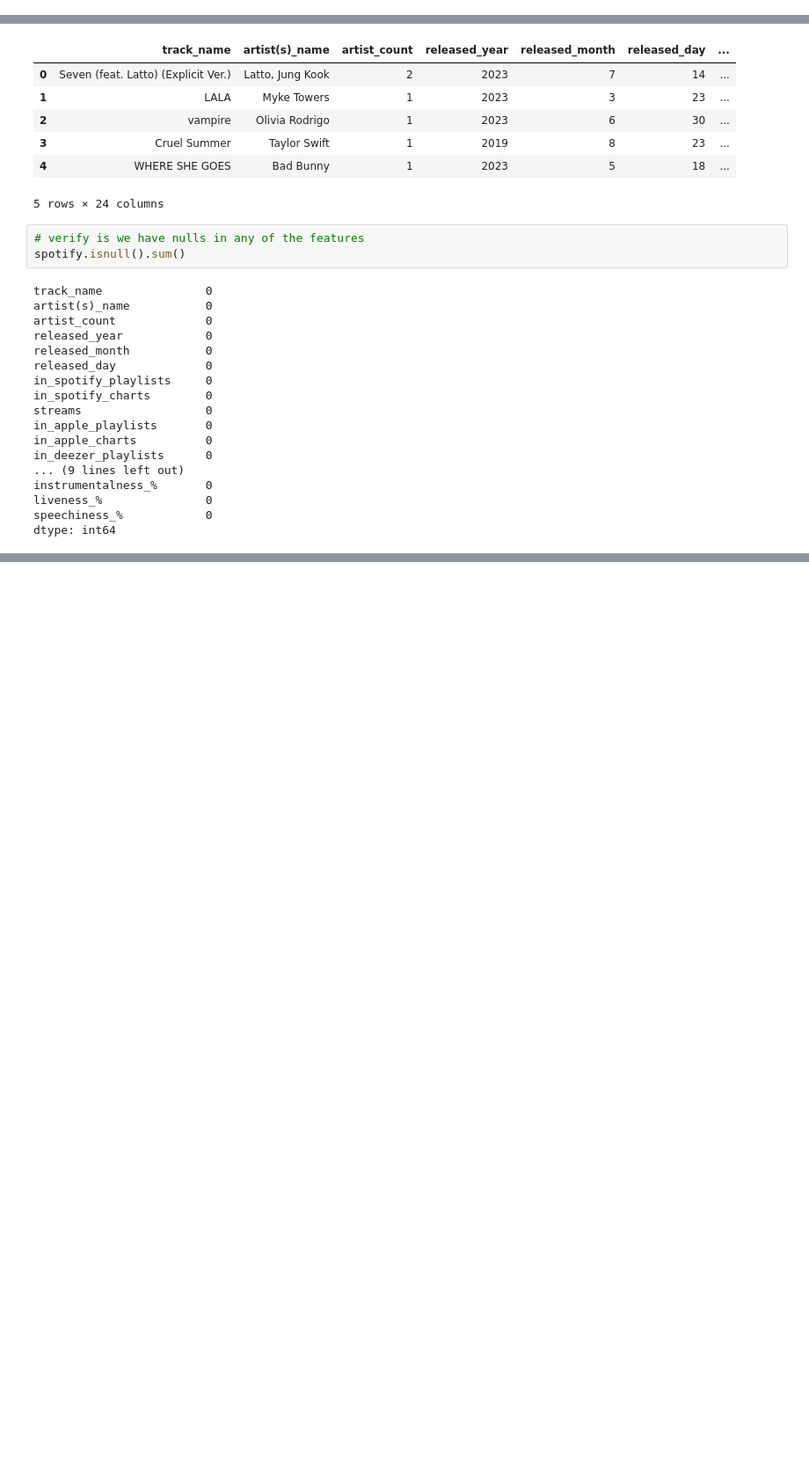
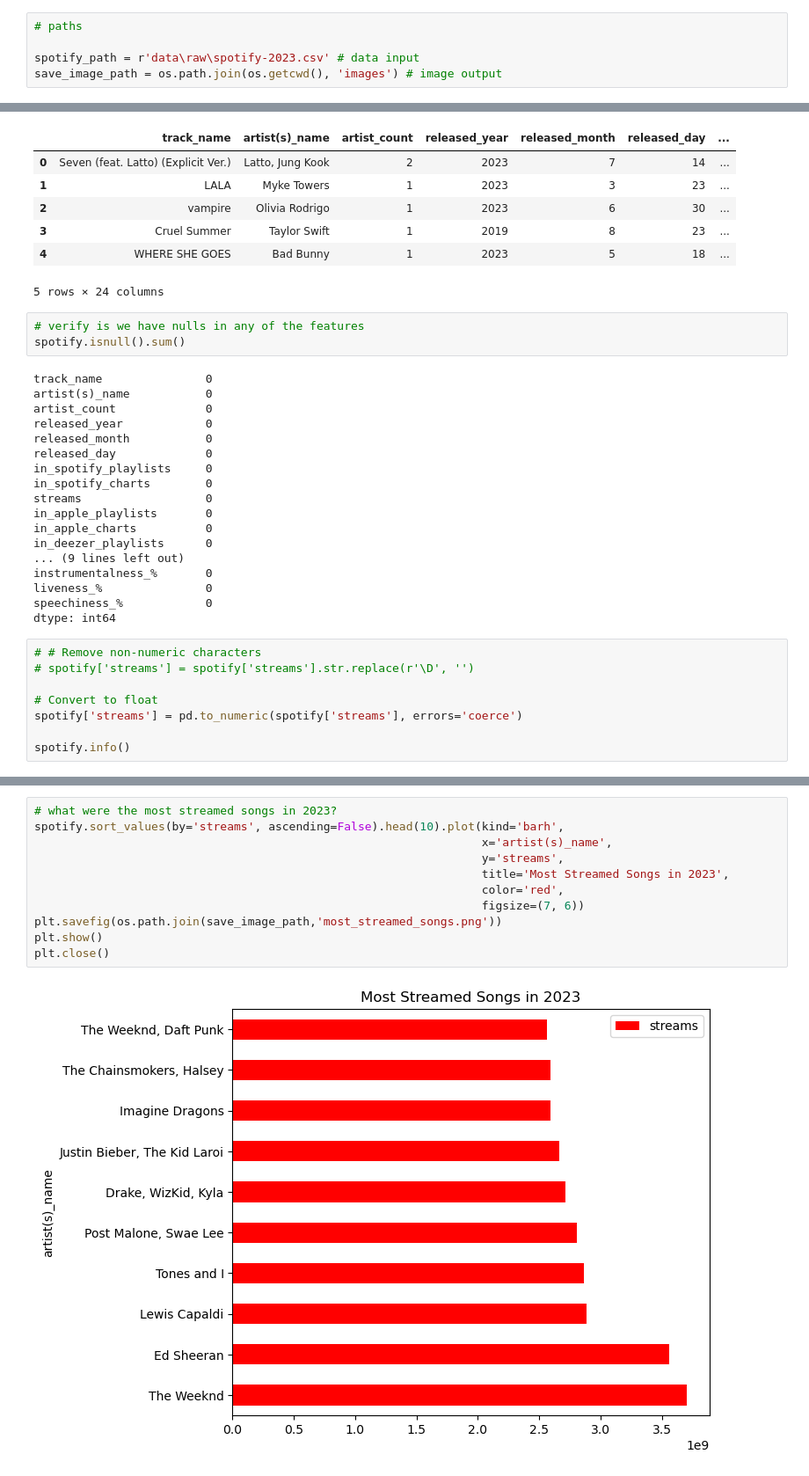
Before and after one commit to Malfacini/spotify_analysis, a Jupyter notebook: eda.ipynb, the cells around one changed output, grey strips where cells are left out. Shown at 88% size. Cells and saved outputs as stored; diff of their text form; blank space fills up the shorter version.

Commit message:
added plots to be used in readme.md file.

```diff
--- a/eda.ipynb
+++ b/eda.ipynb
@@ -1 +25,6 @@
+# %%
+# paths
+
+spotify_path = r'data\raw\spotify-2023.csv' # data input
+save_image_path = os.path.join(os.getcwd(), 'images') # image output
 # %%
@@ -33,3 +59,11 @@ instrumentalness_%       0
 liveness_%               0
 speechiness_%            0
 dtype: int64
+# %%
+# # Remove non-numeric characters
+# spotify['streams'] = spotify['streams'].str.replace(r'\D', '')
+
+# Convert to float
+spotify['streams'] = pd.to_numeric(spotify['streams'], errors='coerce')
+
+spotify.info()
@@ -35,0 +88,13 @@ dtype: int64
+# %%
+# what were the most streamed songs in 2023?
+spotify.sort_values(by='streams', ascending=False).head(10).plot(kind='barh',
+                                                                 x='artist(s)_name',
+                                                                 y='streams',
+                                                                 title='Most Streamed Songs in 2023',
+                                                                 color='red',
+                                                                 figsize=(7, 6))
+plt.savefig(os.path.join(save_image_path,'most_streamed_songs.png'))
+plt.show()
+plt.close()
+# %% [output]
+[figure, added]
```
Also changed, not shown: parts of 7 cells of this notebook, 4 other files.
